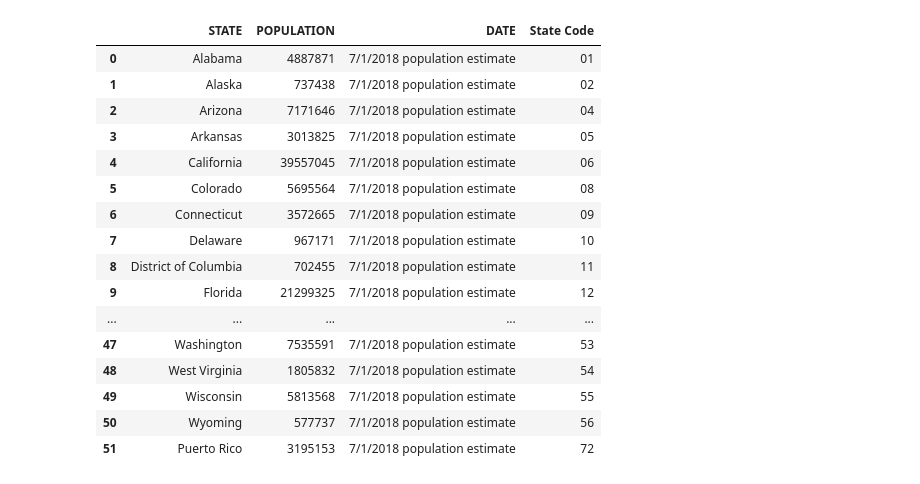
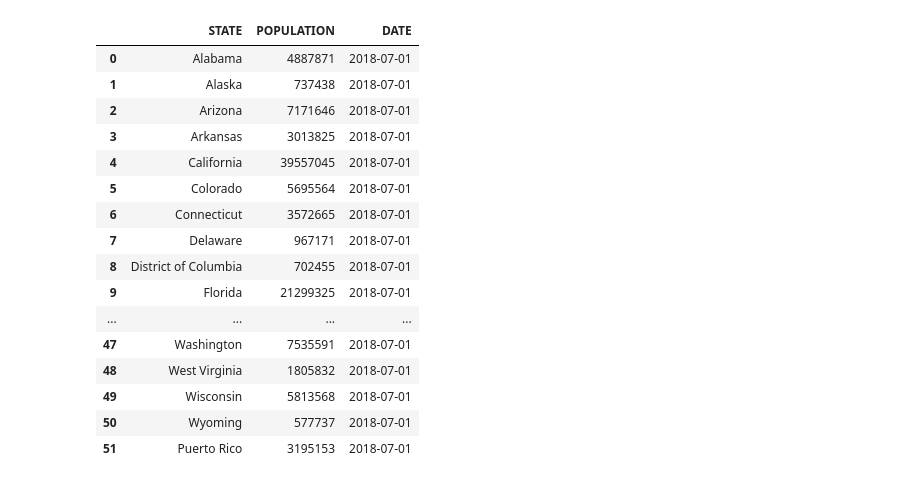
Before and after one commit to sdinespierce/etl_project, a Jupyter notebook: Census/state_population.ipynb, the cells around one changed output. Cells and saved outputs as stored; diff of their text form; code cells hidden in the pictures.

```diff
--- a/Census/state_population.ipynb
+++ b/Census/state_population.ipynb
@@ -52,27 +63,37 @@ response_json = response.json()
 # %%
 #Create and rename Dataframe
 census_2018_state = pd.DataFrame(response.json()[1:], columns=response.json()[0]).rename(columns=
 {"GEONAME":"STATE", "POP":"POPULATION","DATE_DESC":"DATE","state":"State Code"})
 census_2018_state["POPULATION"].astype(int)
+
+#string split
+census_2018_state[['DATE', 'Trash']] = census_2018_state['DATE'].str.split(' ', 1, expand=True)
+
+#convert Date to a datetime object
+census_2018_state['DATE'] = pd.to_datetime(census_2018_state['DATE'])
+
+#reduced dataframe
+census_2018_state = census_2018_state[["STATE","POPULATION","DATE"]]
+
 census_2018_state
 # %% [output]
-|  | STATE | POPULATION | DATE | State Code |
-| 0 | Alabama | 4887871 | 7/1/2018 population estimate | 01 |
-| 1 | Alaska | 737438 | 7/1/2018 population estimate | 02 |
-| 2 | Arizona | 7171646 | 7/1/2018 population estimate | 04 |
-| 3 | Arkansas | 3013825 | 7/1/2018 population estimate | 05 |
-| 4 | California | 39557045 | 7/1/2018 population estimate | 06 |
-| 5 | Colorado | 5695564 | 7/1/2018 population estimate | 08 |
-| 6 | Connecticut | 3572665 | 7/1/2018 population estimate | 09 |
-| 7 | Delaware | 967171 | 7/1/2018 population estimate | 10 |
-| 8 | District of Columbia | 702455 | 7/1/2018 population estimate | 11 |
-| 9 | Florida | 21299325 | 7/1/2018 population estimate | 12 |
-| ... | ... | ... | ... | ... |
-| 47 | Washington | 7535591 | 7/1/2018 population estimate | 53 |
-| 48 | West Virginia | 1805832 | 7/1/2018 population estimate | 54 |
-| 49 | Wisconsin | 5813568 | 7/1/2018 population estimate | 55 |
-| 50 | Wyoming | 577737 | 7/1/2018 population estimate | 56 |
-| 51 | Puerto Rico | 3195153 | 7/1/2018 population estimate | 72 |
+|  | STATE | POPULATION | DATE |
+| 0 | Alabama | 4887871 | 2018-07-01 |
+| 1 | Alaska | 737438 | 2018-07-01 |
+| 2 | Arizona | 7171646 | 2018-07-01 |
+| 3 | Arkansas | 3013825 | 2018-07-01 |
+| 4 | California | 39557045 | 2018-07-01 |
+| 5 | Colorado | 5695564 | 2018-07-01 |
+| 6 | Connecticut | 3572665 | 2018-07-01 |
+| 7 | Delaware | 967171 | 2018-07-01 |
+| 8 | District of Columbia | 702455 | 2018-07-01 |
+| 9 | Florida | 21299325 | 2018-07-01 |
+| ... | ... | ... | ... |
+| 47 | Washington | 7535591 | 2018-07-01 |
+| 48 | West Virginia | 1805832 | 2018-07-01 |
+| 49 | Wisconsin | 5813568 | 2018-07-01 |
+| 50 | Wyoming | 577737 | 2018-07-01 |
+| 51 | Puerto Rico | 3195153 | 2018-07-01 |
 # %%
 # Save as a csv
 # Note to avoid any issues later, use encoding="utf-8"
```
Also changed, not shown: parts of 4 cells of this notebook, 10 other files.
